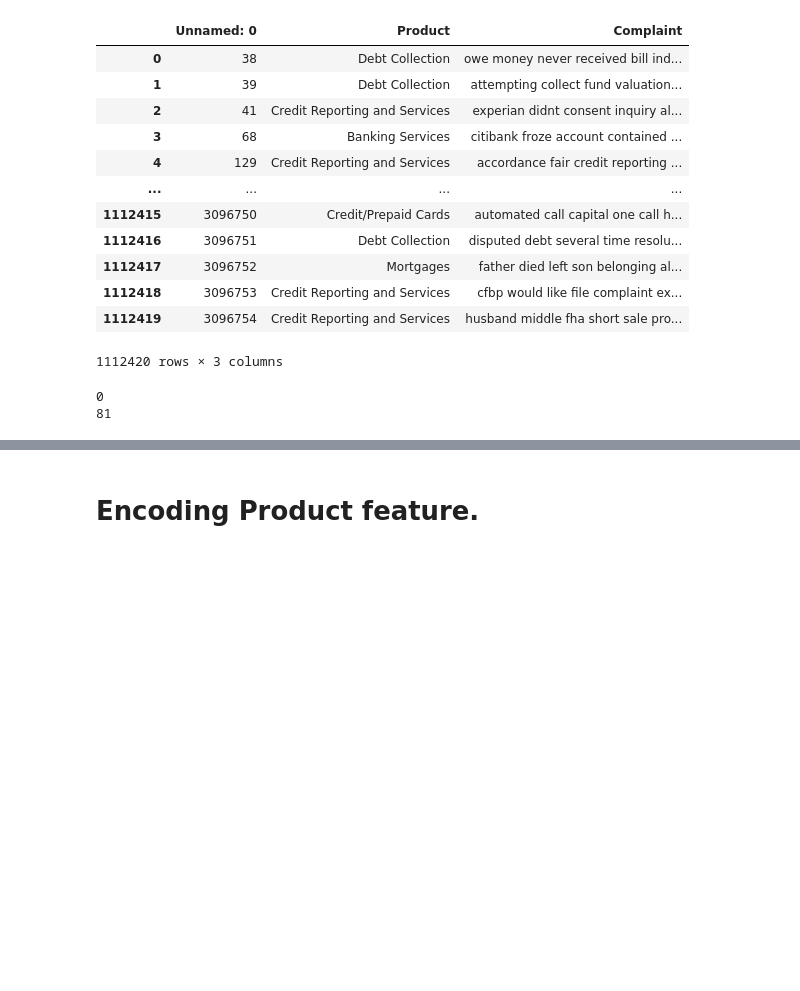
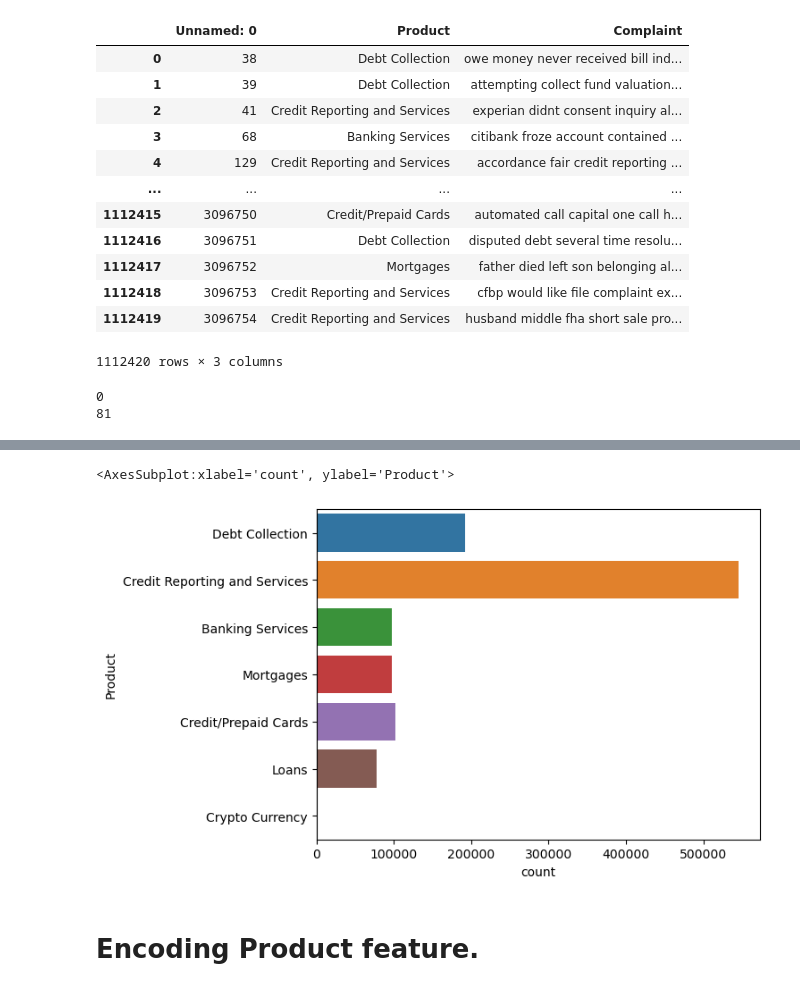
Before and after one commit to tuba-ahmed/complaint-analysis, a Jupyter notebook: code/app/03_Multinominal_Naive_Bayes_Ganesh_Nehru.ipynb, the cells around one changed output, grey strips where cells are left out. Drawn from its saved outputs; the diff is of its cells as text; code cells hidden in the pictures; blank space fills up the shorter version.

```diff
--- a/code/app/03_Multinominal_Naive_Bayes_Ganesh_Nehru.ipynb
+++ b/code/app/03_Multinominal_Naive_Bayes_Ganesh_Nehru.ipynb
@@ -72,3 +73,9 @@ ndf.shape
+# %%
+# Plotting the countplot for 'product' column
+sb.countplot(data=ndf, y='Product')
+# %% [output]
+<AxesSubplot:xlabel='count', ylabel='Product'>
+[figure, added]
 # %% [markdown]
 # Encoding Product feature.
 # %%
```
Also changed, not shown: parts of 12 cells of this notebook, 3 other files.
